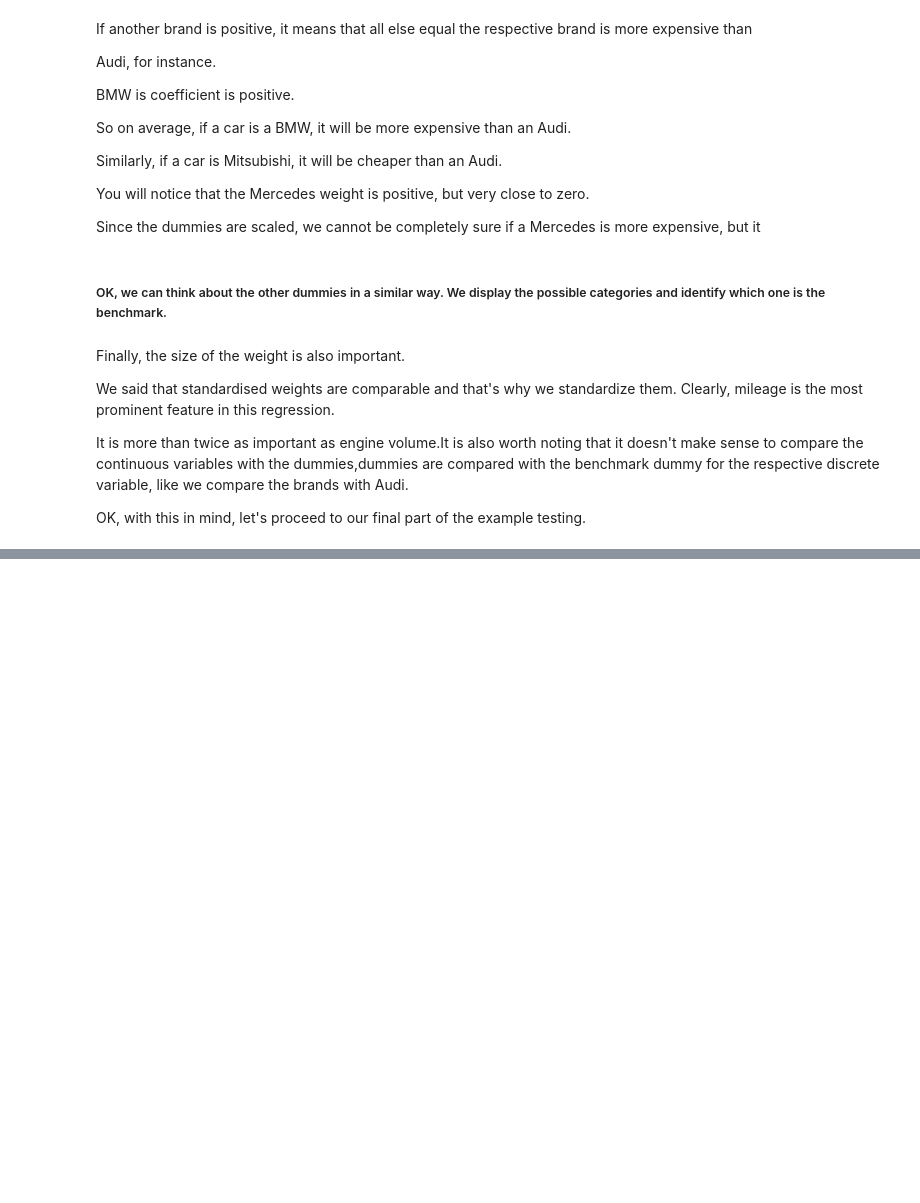
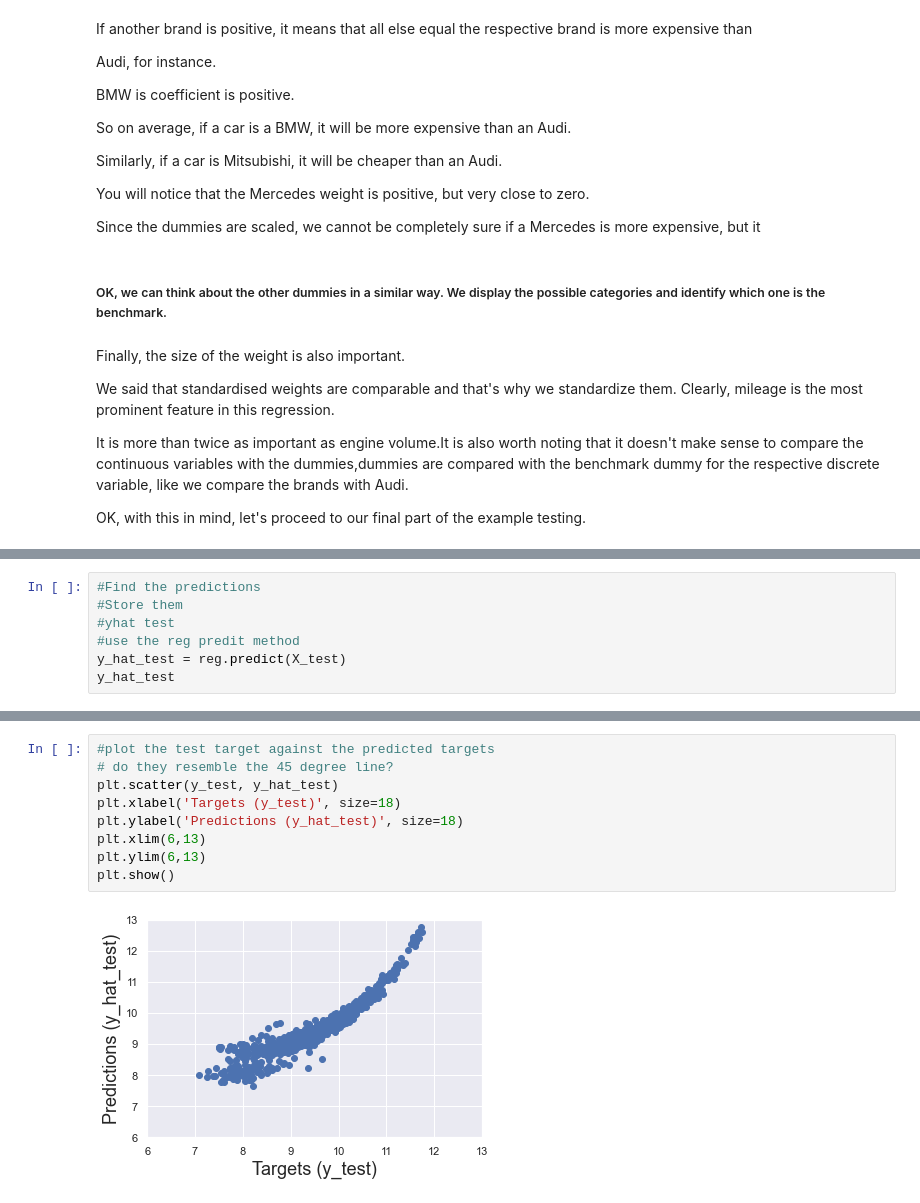
Before and after one commit to mfrancis10/Machine_Learning_101, a Jupyter notebook: RealExample.ipynb, the cells around one changed output, grey strips where cells are left out. Saved outputs shown, nothing was run; the diff lists cells and outputs as text; blank space fills up the shorter version.

```diff
--- a/RealExample.ipynb
+++ b/RealExample.ipynb
@@ -694,0 +719,7 @@ OK, with this in mind, let's proceed to our final part of the example testing.
+# %%
+#Find the predictions
+#Store them
+#yhat test
+#use the reg predit method
+y_hat_test = reg.predict(X_test)
+y_hat_test
@@ -694,0 +744,11 @@ OK, with this in mind, let's proceed to our final part of the example testing.
+# %%
+#plot the test target against the predicted targets
+# do they resemble the 45 degree line?
+plt.scatter(y_test, y_hat_test)
+plt.xlabel('Targets (y_test)', size=18)
+plt.ylabel('Predictions (y_hat_test)', size=18)
+plt.xlim(6,13)
+plt.ylim(6,13)
+plt.show()
+# %% [output]
+[figure, added]
```
Also changed, not shown: parts of 30 cells of this notebook, 2 other files.
